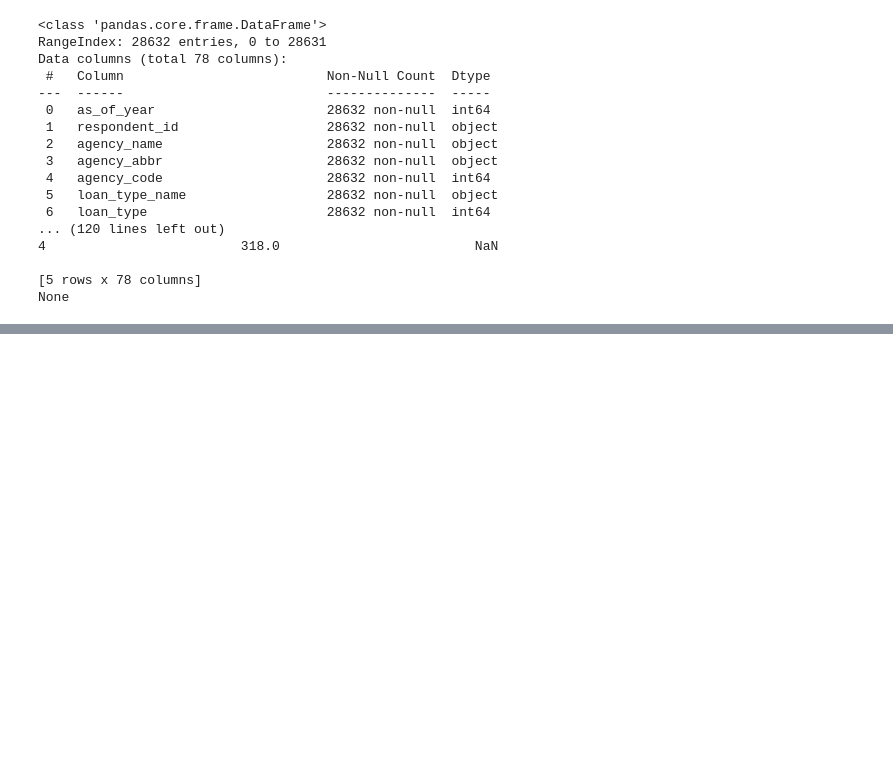
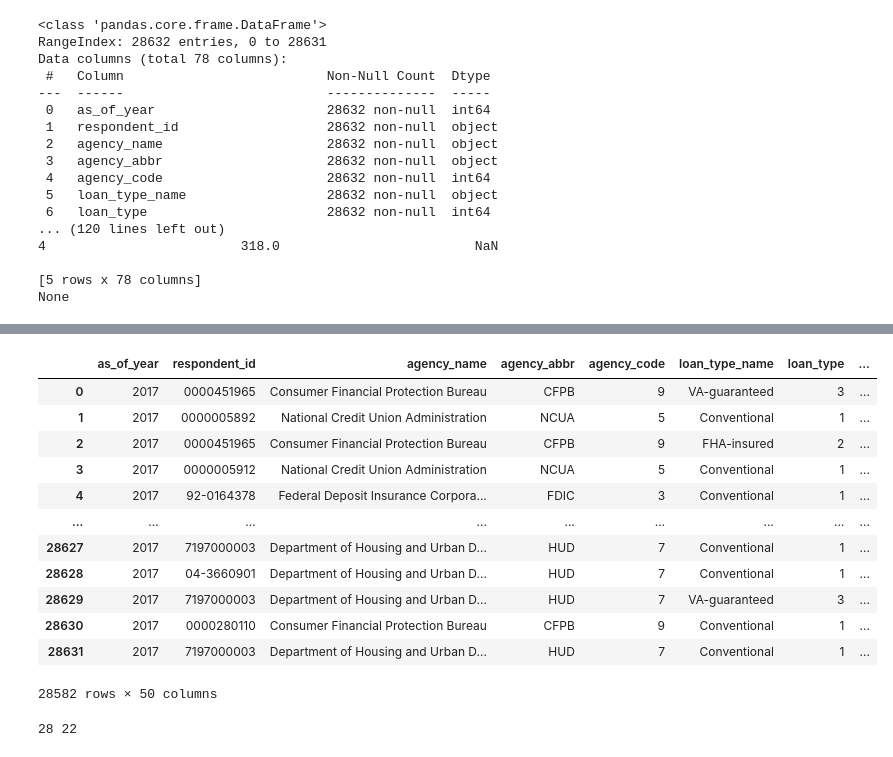
Before and after one commit to Jomuel-net/AI-finance-project, a Jupyter notebook: src/data_exploration.ipynb, the cells around one changed output, grey strips where cells are left out. Cells and saved outputs as stored; diff of their text form; code cells hidden in the pictures; blank space fills up the shorter version.

```diff
--- a/src/data_exploration.ipynb
+++ b/src/data_exploration.ipynb
@@ -6,7 +16,9 @@ dataset=pd.read_csv("https://raw.githubusercontent.com/Jomuel-net/AI-finance-pro
 head=dataset.head()
 info=dataset.info()
 print(head)
-print(info)
+print(info)                                                                         # 28632 lignes et 78 colonnes, on a trois Dtypes ( float, int et object=[string] )
+target_name= "action_taken"                                                         # nom de l'objectif
+data , target = dataset.drop(columns=target_name), dataset[target_name]             # données à exploiter et objectif
 # %% [output]
 <class 'pandas.core.frame.DataFrame'>
 RangeIndex: 28632 entries, 0 to 28631
@@ -27,0 +57,40 @@ None
+# %%
+#==qualité des données==
+
+dataset.isnull().sum()                                                                              # nombre de valeurs manquantes par colonnes
+
+# retirer les colonnes qui ont plus de 50% de valeurs manquantes
+
+pourcentage_manquant=dataset.isnull().mean()*100                                                    # pourcentage manquant par colonne
+
+colonnes_a_supprimer=pourcentage_manquant[pourcentage_manquant>50].index.tolist()                   # on retire les colonnes qui ont plus de 50% de valeurs manquantes
+
+data_clean=data.drop(columns=colonnes_a_supprimer)                                                  # nouvelles données
+
+
+# doublons
+data_clean.duplicated().sum()                                                                       # nombre de doublons par lignes
+
+data_clean.drop_duplicates()                                                                        # retire les lignes oublons
+# %% [output]
+|  | as_of_year | respondent_id | agency_name | agency_abbr | agency_code | loan_type_name | loan_type | ... |
+| 0 | 2017 | 0000451965 | Consumer Financial Protection Bureau | CFPB | 9 | VA-guaranteed | 3 | ... |
+| 1 | 2017 | 0000005892 | National Credit Union Administration | NCUA | 5 | Conventional | 1 | ... |
+| 2 | 2017 | 0000451965 | Consumer Financial Protection Bureau | CFPB | 9 | FHA-insured | 2 | ... |
+| 3 | 2017 | 0000005912 | National Credit Union Administration | NCUA | 5 | Conventional | 1 | ... |
+| 4 | 2017 | 92-0164378 | Federal Deposit Insurance Corpora... | FDIC | 3 | Conventional | 1 | ... |
+| ... | ... | ... | ... | ... | ... | ... | ... | ... |
+| 28627 | 2017 | 7197000003 | Department of Housing and Urban D... | HUD | 7 | Conventional | 1 | ... |
+| 28628 | 2017 | 04-3660901 | Department of Housing and Urban D... | HUD | 7 | Conventional | 1 | ... |
+| 28629 | 2017 | 7197000003 | Department of Housing and Urban D... | HUD | 7 | VA-guaranteed | 3 | ... |
+| 28630 | 2017 | 0000280110 | Consumer Financial Protection Bureau | CFPB | 9 | Conventional | 1 | ... |
+| 28631 | 2017 | 7197000003 | Department of Housing and Urban D... | HUD | 7 | Conventional | 1 | ... |
+28582 rows × 50 columns
+# %%
+# types des données
+numerical_features=data_clean.select_dtypes(include='number').columns.tolist()                         # stockage des données numériques (28 colonnes)
+# penser à requestionner les colonnes numeriques importantes
+categorical_features=list(set(data_clean.columns)-set(numerical_features))                             # stockage des données catégoriques(22 colonnes)
+print(len(numerical_features), len(categorical_features))
+# %% [output]
+28 22
```
Also changed, not shown: parts of 4 cells of this notebook, 1 other file.
